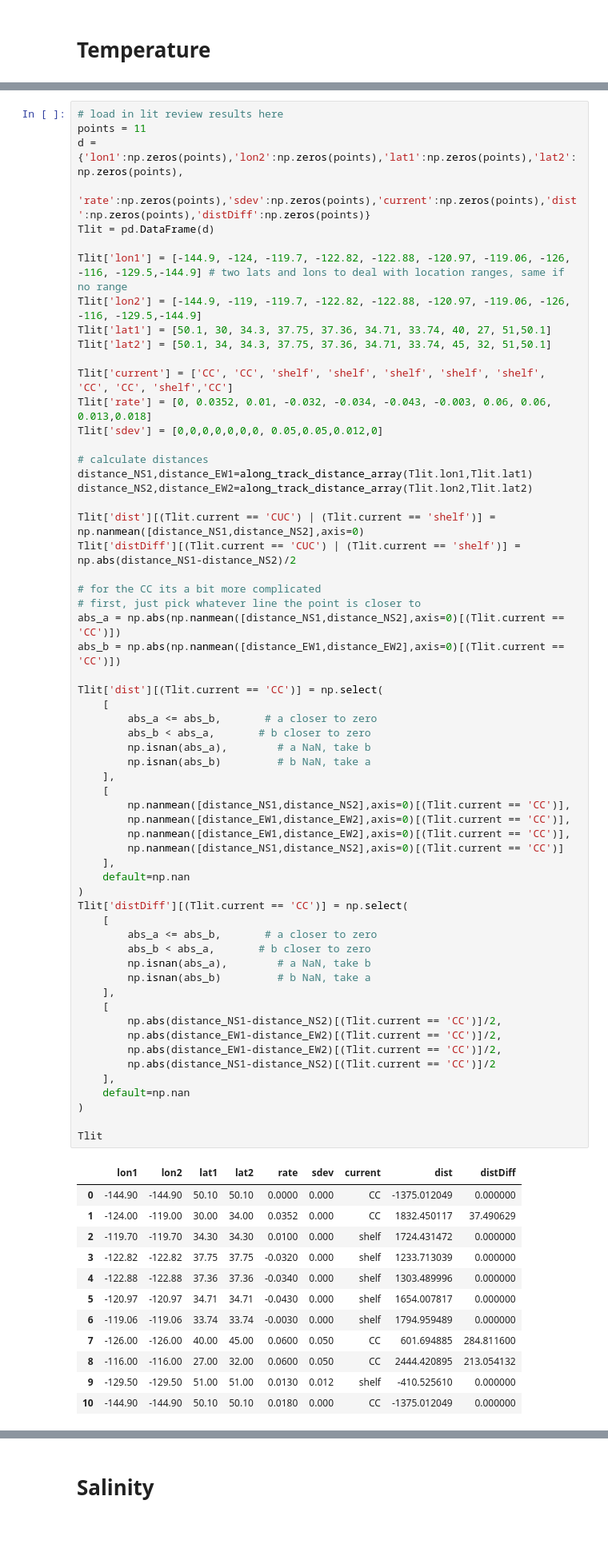
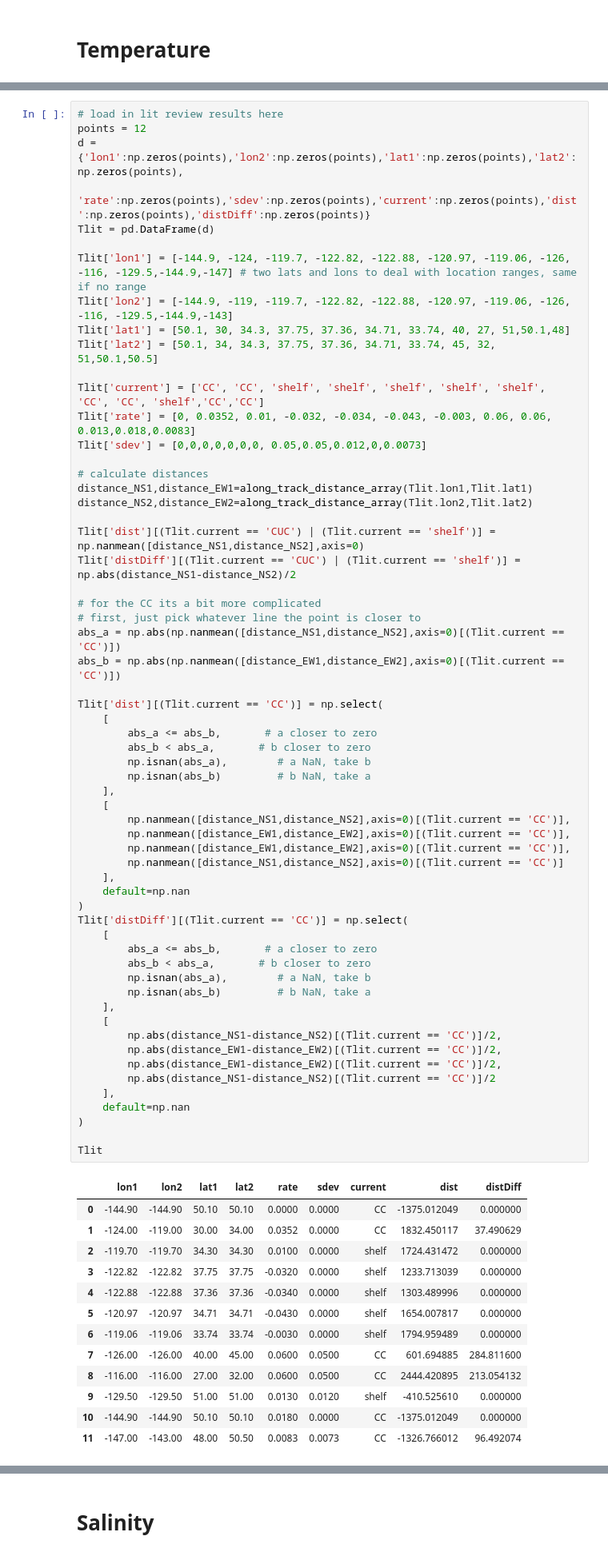
Before and after one commit to UBC-MOAD/analysis-becca, a Jupyter notebook: Synthesis/TrendPlotting.ipynb, the cells around one changed output, grey strips where cells are left out. Shown at 80% size. Cells and saved outputs as stored; diff of their text form; blank space fills up the shorter version.

```diff
--- a/Synthesis/TrendPlotting.ipynb
+++ b/Synthesis/TrendPlotting.ipynb
@@ -428,18 +432,18 @@ def along_track_distance_array(lon_pts, lat_pts):
 # %%
 # load in lit review results here
-points = 11
+points = 12
 d = {'lon1':np.zeros(points),'lon2':np.zeros(points),'lat1':np.zeros(points),'lat2':np.zeros(points),
      'rate':np.zeros(points),'sdev':np.zeros(points),'current':np.zeros(points),'dist':np.zeros(points),'distDiff':np.zeros(points)}
 Tlit = pd.DataFrame(d)
 
-Tlit['lon1'] = [-144.9, -124, -119.7, -122.82, -122.88, -120.97, -119.06, -126, -116, -129.5,-144.9] # two lats and lons to deal with location ranges, same if no range
-Tlit['lon2'] = [-144.9, -119, -119.7, -122.82, -122.88, -120.97, -119.06, -126, -116, -129.5,-144.9]
-Tlit['lat1'] = [50.1, 30, 34.3, 37.75, 37.36, 34.71, 33.74, 40, 27, 51,50.1]
-Tlit['lat2'] = [50.1, 34, 34.3, 37.75, 37.36, 34.71, 33.74, 45, 32, 51,50.1]
+Tlit['lon1'] = [-144.9, -124, -119.7, -122.82, -122.88, -120.97, -119.06, -126, -116, -129.5,-144.9,-147] # two lats and lons to deal with location ranges, same if no range
+Tlit['lon2'] = [-144.9, -119, -119.7, -122.82, -122.88, -120.97, -119.06, -126, -116, -129.5,-144.9,-143]
+Tlit['lat1'] = [50.1, 30, 34.3, 37.75, 37.36, 34.71, 33.74, 40, 27, 51,50.1,48]
+Tlit['lat2'] = [50.1, 34, 34.3, 37.75, 37.36, 34.71, 33.74, 45, 32, 51,50.1,50.5]
 
-Tlit['current'] = ['CC', 'CC', 'shelf', 'shelf', 'shelf', 'shelf', 'shelf', 'CC', 'CC', 'shelf','CC']
-Tlit['rate'] = [0, 0.0352, 0.01, -0.032, -0.034, -0.043, -0.003, 0.06, 0.06, 0.013,0.018]
-Tlit['sdev'] = [0,0,0,0,0,0,0, 0.05,0.05,0.012,0]
+Tlit['current'] = ['CC', 'CC', 'shelf', 'shelf', 'shelf', 'shelf', 'shelf', 'CC', 'CC', 'shelf','CC','CC']
+Tlit['rate'] = [0, 0.0352, 0.01, -0.032, -0.034, -0.043, -0.003, 0.06, 0.06, 0.013,0.018,0.0083]
+Tlit['sdev'] = [0,0,0,0,0,0,0, 0.05,0.05,0.012,0,0.0073]
 
 # calculate distances
 distance_NS1,distance_EW1=along_track_distance_array(Tlit.lon1,Tlit.lat1)
@@ -460,44 +464,45 @@ Tlit['dist'][(Tlit.current == 'CC')] = np.select(
         np.isnan(abs_a),        # a NaN, take b
         np.isnan(abs_b)         # b NaN, take a
     ],
     [
         np.nanmean([distance_NS1,distance_NS2],axis=0)[(Tlit.current == 'CC')],
         np.nanmean([distance_EW1,distance_EW2],axis=0)[(Tlit.current == 'CC')],
         np.nanmean([distance_EW1,distance_EW2],axis=0)[(Tlit.current == 'CC')],
         np.nanmean([distance_NS1,distance_NS2],axis=0)[(Tlit.current == 'CC')]
     ],
     default=np.nan
 )
 Tlit['distDiff'][(Tlit.current == 'CC')] = np.select(
     [
         abs_a <= abs_b,       # a closer to zero
         abs_b < abs_a,       # b closer to zero
         np.isnan(abs_a),        # a NaN, take b
         np.isnan(abs_b)         # b NaN, take a
     ],
     [
         np.abs(distance_NS1-distance_NS2)[(Tlit.current == 'CC')]/2,
         np.abs(distance_EW1-distance_EW2)[(Tlit.current == 'CC')]/2,
         np.abs(distance_EW1-distance_EW2)[(Tlit.current == 'CC')]/2,
         np.abs(distance_NS1-distance_NS2)[(Tlit.current == 'CC')]/2
     ],
     default=np.nan
 )
 
 Tlit
 # %% [output]
 |  | lon1 | lon2 | lat1 | lat2 | rate | sdev | current | dist | distDiff |
-| 0 | -144.90 | -144.90 | 50.10 | 50.10 | 0.0000 | 0.000 | CC | -1375.012049 | 0.000000 |
-| 1 | -124.00 | -119.00 | 30.00 | 34.00 | 0.0352 | 0.000 | CC | 1832.450117 | 37.490629 |
-| 2 | -119.70 | -119.70 | 34.30 | 34.30 | 0.0100 | 0.000 | shelf | 1724.431472 | 0.000000 |
-| 3 | -122.82 | -122.82 | 37.75 | 37.75 | -0.0320 | 0.000 | shelf | 1233.713039 | 0.000000 |
-| 4 | -122.88 | -122.88 | 37.36 | 37.36 | -0.0340 | 0.000 | shelf | 1303.489996 | 0.000000 |
-| 5 | -120.97 | -120.97 | 34.71 | 34.71 | -0.0430 | 0.000 | shelf | 1654.007817 | 0.000000 |
-| 6 | -119.06 | -119.06 | 33.74 | 33.74 | -0.0030 | 0.000 | shelf | 1794.959489 | 0.000000 |
-| 7 | -126.00 | -126.00 | 40.00 | 45.00 | 0.0600 | 0.050 | CC | 601.694885 | 284.811600 |
-| 8 | -116.00 | -116.00 | 27.00 | 32.00 | 0.0600 | 0.050 | CC | 2444.420895 | 213.054132 |
-| 9 | -129.50 | -129.50 | 51.00 | 51.00 | 0.0130 | 0.012 | shelf | -410.525610 | 0.000000 |
-| 10 | -144.90 | -144.90 | 50.10 | 50.10 | 0.0180 | 0.000 | CC | -1375.012049 | 0.000000 |
+| 0 | -144.90 | -144.90 | 50.10 | 50.10 | 0.0000 | 0.0000 | CC | -1375.012049 | 0.000000 |
+| 1 | -124.00 | -119.00 | 30.00 | 34.00 | 0.0352 | 0.0000 | CC | 1832.450117 | 37.490629 |
+| 2 | -119.70 | -119.70 | 34.30 | 34.30 | 0.0100 | 0.0000 | shelf | 1724.431472 | 0.000000 |
+| 3 | -122.82 | -122.82 | 37.75 | 37.75 | -0.0320 | 0.0000 | shelf | 1233.713039 | 0.000000 |
+| 4 | -122.88 | -122.88 | 37.36 | 37.36 | -0.0340 | 0.0000 | shelf | 1303.489996 | 0.000000 |
+| 5 | -120.97 | -120.97 | 34.71 | 34.71 | -0.0430 | 0.0000 | shelf | 1654.007817 | 0.000000 |
+| 6 | -119.06 | -119.06 | 33.74 | 33.74 | -0.0030 | 0.0000 | shelf | 1794.959489 | 0.000000 |
+| 7 | -126.00 | -126.00 | 40.00 | 45.00 | 0.0600 | 0.0500 | CC | 601.694885 | 284.811600 |
+| 8 | -116.00 | -116.00 | 27.00 | 32.00 | 0.0600 | 0.0500 | CC | 2444.420895 | 213.054132 |
+| 9 | -129.50 | -129.50 | 51.00 | 51.00 | 0.0130 | 0.0120 | shelf | -410.525610 | 0.000000 |
+| 10 | -144.90 | -144.90 | 50.10 | 50.10 | 0.0180 | 0.0000 | CC | -1375.012049 | 0.000000 |
+| 11 | -147.00 | -143.00 | 48.00 | 50.50 | 0.0083 | 0.0073 | CC | -1326.766012 | 96.492074 |
 # %%
 variable = 'temperature (degC)'
 
```
Also changed, not shown: parts of 7 cells of this notebook.
